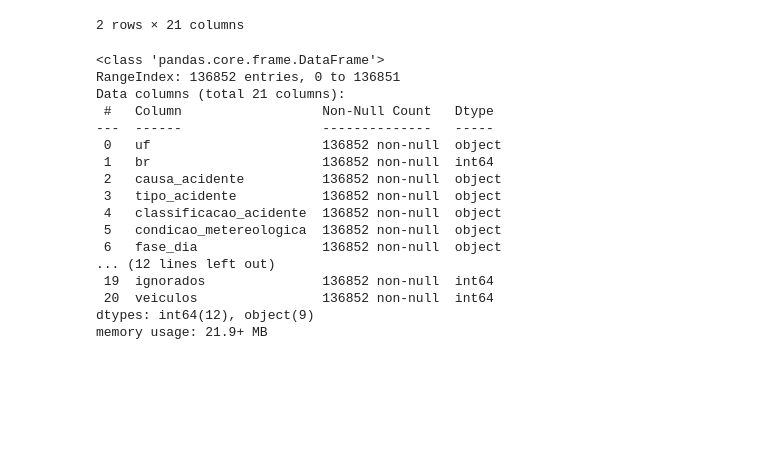
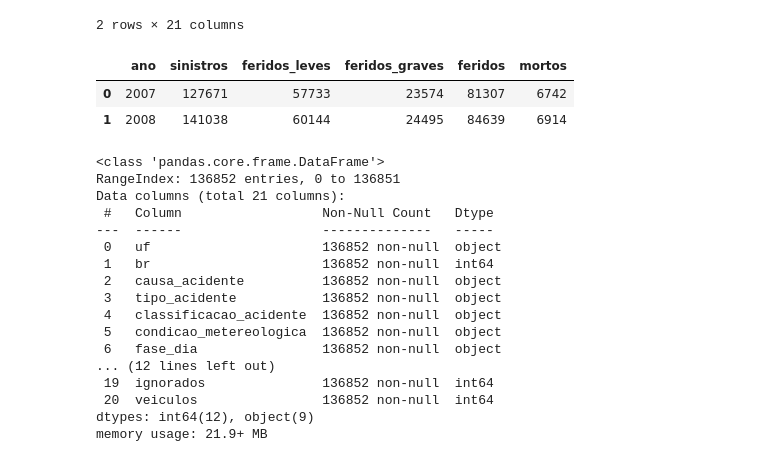
Before and after one commit to gabrielmprata/acidentes_transito, a Jupyter notebook: Acidentes_Rodoviarios_DataViz.ipynb, the cells around one changed output. Saved outputs shown, nothing was run; the diff lists cells and outputs as text; code cells hidden in the pictures; blank space fills up the shorter version.

```diff
--- a/Acidentes_Rodoviarios_DataViz.ipynb
+++ b/Acidentes_Rodoviarios_DataViz.ipynb
@@ -51,10 +51,14 @@ url   = "https://raw.githubusercontent.com/gabrielmprata/acidentes_transito/main
 
 url2   = "https://raw.githubusercontent.com/gabrielmprata/acidentes_transito/main/datasets/df_hs_acidentes.csv.bz2"
 
+url3   = "https://raw.githubusercontent.com/gabrielmprata/acidentes_transito/main/datasets/hs_acidentes.csv"
+
 df_acidentes = pd.read_csv(url, compression='bz2', encoding = "utf8", delimiter=',')
 
 # Ano atual com 2023 somente para comparativo
 df_hs_acidentes = pd.read_csv(url2, compression='bz2', encoding = "utf8", delimiter=',')
+
+df_hs_anual = pd.read_csv(url3, delimiter=';')
 # %%
 # Valida carga
 df_acidentes.head(2)
@@ -71,6 +75,13 @@ df_hs_acidentes.head(2)
 | 0 | AC | 0 | Demais falhas mecânicas ou elétricas | Colisão com objeto | Sem Vítimas | Céu Claro | Pleno dia | ... |
 | 1 | AC | 307 | Reação tardia ou ineficiente do c... | Colisão traseira | Com Vítimas Feridas | Céu Claro | Pleno dia | ... |
 2 rows × 21 columns
+# %%
+# Valida carga
+df_hs_anual.head(2)
+# %% [output]
+|  | ano | sinistros | feridos_leves | feridos_graves | feridos | mortos |
+| 0 | 2007 | 127671 | 57733 | 23574 | 81307 | 6742 |
+| 1 | 2008 | 141038 | 60144 | 24495 | 84639 | 6914 |
 # %%
 df_hs_acidentes.info()
 # %% [output]
```
Also changed, not shown: parts of 3 cells of this notebook.
